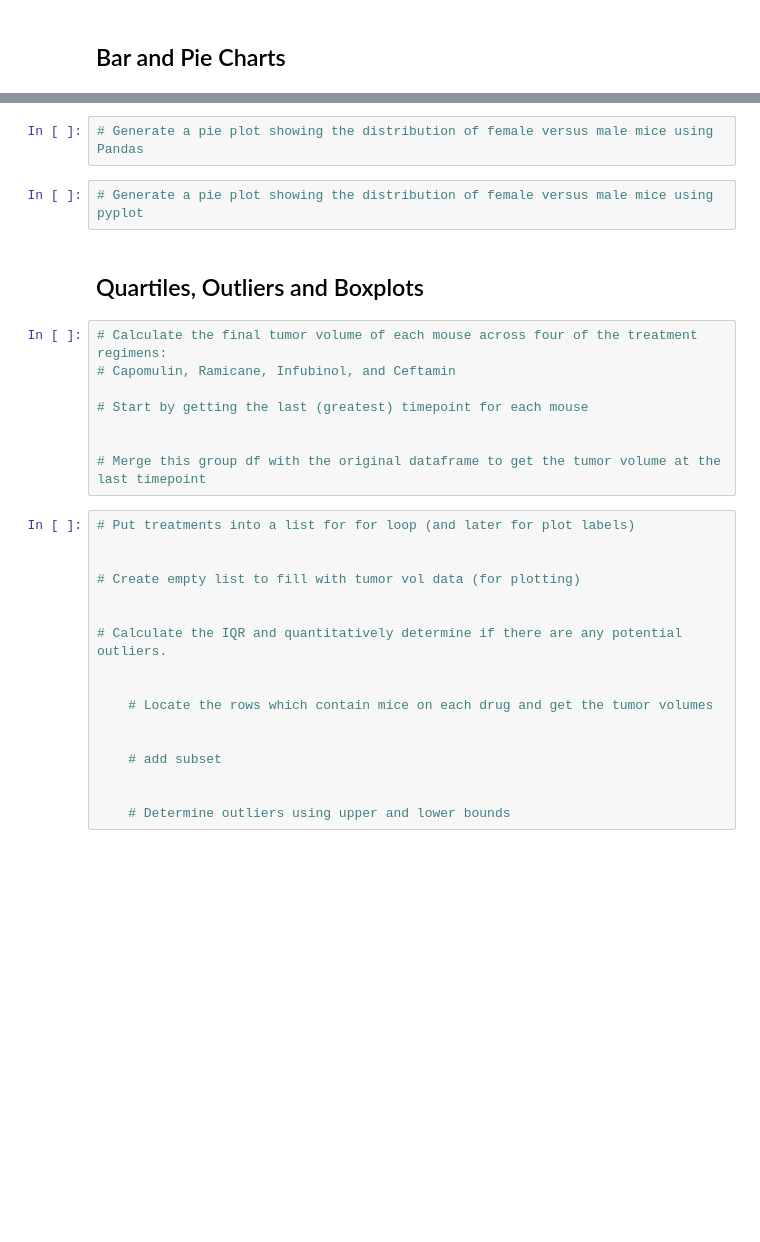
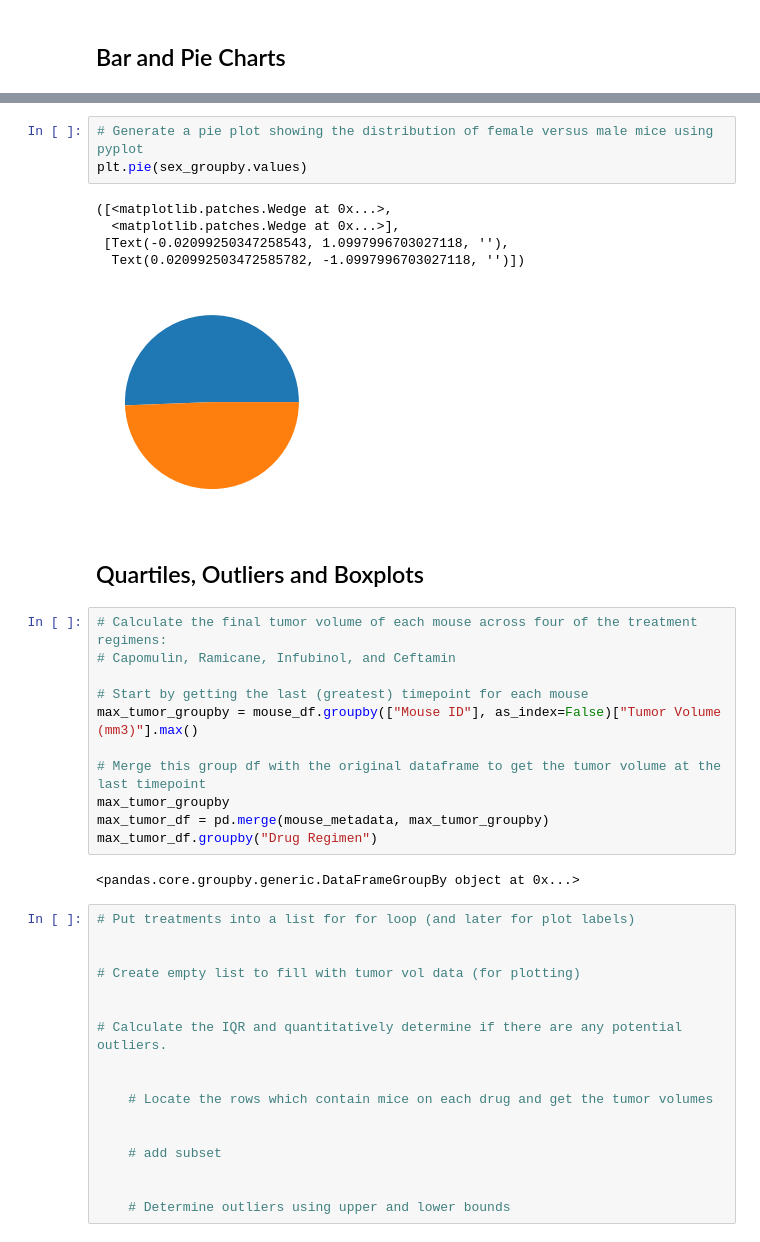
Before and after one commit to KyleHunstein/Matplotlib_Challenge, a Jupyter notebook: Instructions/Pymaceuticals/pymaceuticals_starter.ipynb, the cells around one changed output, grey strips where cells are left out. Saved outputs shown, nothing was run; the diff lists cells and outputs as text; blank space fills up the shorter version.

```diff
--- a/Instructions/Pymaceuticals/pymaceuticals_starter.ipynb
+++ b/Instructions/Pymaceuticals/pymaceuticals_starter.ipynb
@@ -118,7 +123,12 @@ TypeError: mean() takes from 1 to 2 positional arguments but 5 were given
 # %%
-# Generate a pie plot showing the distribution of female versus male mice using Pandas
+# Generate a pie plot showing the distribution of female versus male mice using pyplot
+plt.pie(sex_groupby.values)
+# %% [output]
+([<matplotlib.patches.Wedge at 0x...>,
+  <matplotlib.patches.Wedge at 0x...>],
+ [Text(-0.02099250347258543, 1.0997996703027118, ''),
+  Text(0.020992503472585782, -1.0997996703027118, '')])
+[figure, added]
-# %%
-# Generate a pie plot showing the distribution of female versus male mice using pyplot
 # %% [markdown]
 ## Quartiles, Outliers and Boxplots
 # %%
@@ -126,9 +136,14 @@ TypeError: mean() takes from 1 to 2 positional arguments but 5 were given
 # Capomulin, Ramicane, Infubinol, and Ceftamin
 
 # Start by getting the last (greatest) timepoint for each mouse
-
+max_tumor_groupby = mouse_df.groupby(["Mouse ID"], as_index=False)["Tumor Volume (mm3)"].max()
 
 # Merge this group df with the original dataframe to get the tumor volume at the last timepoint
+max_tumor_groupby
+max_tumor_df = pd.merge(mouse_metadata, max_tumor_groupby)
+max_tumor_df.groupby("Drug Regimen")
+# %% [output]
+<pandas.core.groupby.generic.DataFrameGroupBy object at 0x...>
 # %%
 # Put treatments into a list for for loop (and later for plot labels)
 
```
Also changed, not shown: parts of 7 cells of this notebook.
